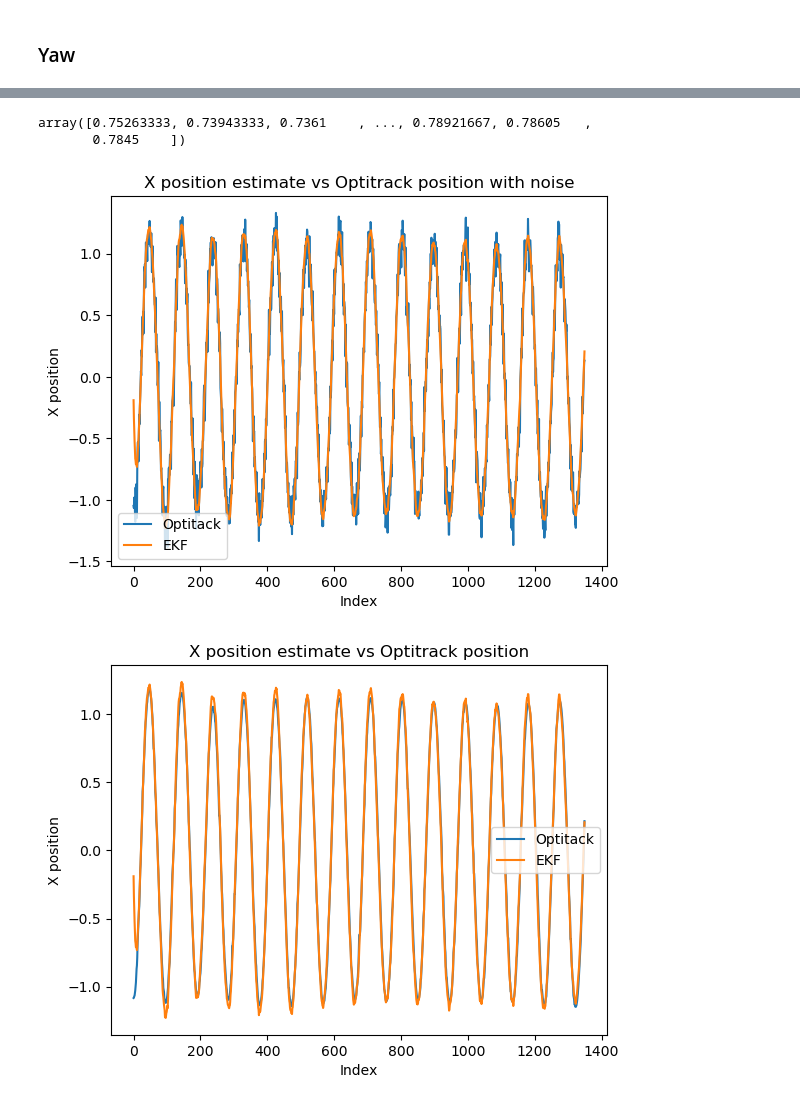
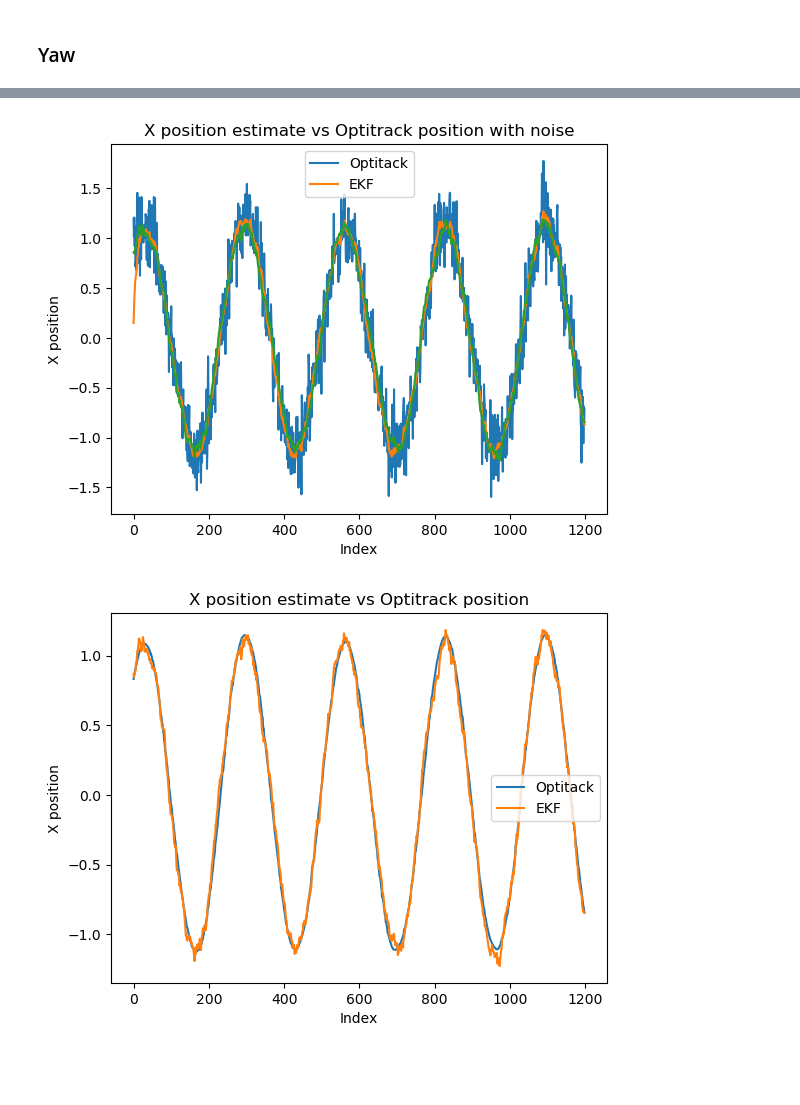
Before and after one commit to LuizMiguelTavares/crazyflie, a Jupyter notebook: crazyflie_controller/src/data/kalman_filter_tests2.ipynb, the cells around one changed output, grey strips where cells are left out. Drawn from its saved outputs; the diff is of its cells as text; code cells hidden in the pictures; blank space fills up the shorter version.

```diff
--- a/crazyflie_controller/src/data/kalman_filter_tests2.ipynb
+++ b/crazyflie_controller/src/data/kalman_filter_tests2.ipynb
@@ -7,7 +7,7 @@ import numpy as np
 import matplotlib.pyplot as plt
 import tf.transformations as tf
 
-bag = rosbag.Bag('/home/miguel/catkin_ws/src/crazyflie/crazyflie_controller/src/data/LQG_kalman_data_hvel40_angmax_30.bag')
+bag = rosbag.Bag('/home/miguel/catkin_ws/src/crazyflie/crazyflie_controller/src/data/True_LQG1_05.bag')
 
 time = []
 position_kalman = []
@@ -59,7 +59,7 @@ for topic, msg, t in bag.read_messages(topics=['time', 'position_Optitrack', 'po
 
 ## Limit the data between 5 and 25 seconds
 start = 5
-end = 50
+end = 45
 
 len_time = len(time)
 max_time = time[len_time-1]
@@ -494,11 +514,11 @@ initial_state = [0, 0, 0, 0, 0, 0]
 initial_error_covariance = np.eye(6) * 0.1
 
 # Define the process and measurement noise covariance matrices
-Rw = np.diag([0.01, 0.01, 0.01, 0.01, 0.01, 0.01]) # Process noise covariance
-Rv = np.diag([0.5, 0.5, 0.5, 0.2, 0.2, 0.2])  # Measurement noise covariance
+Rw = np.diag([0.01, 0.01, 0.01, 0.2, 0.2, 0.2])  # Process noise covariance
+Rv = np.diag([0.8, 0.8, 0.01, 0.01, 0.01, 0.01])  # Measurement noise covariance
 
 # Create the EKF
-ekf = ExtendedKalmanFilter(initial_state, initial_error_covariance, 1/30, 0.035, 0.0, 0.0, 0.0, Rw, Rv)
+ekf = ExtendedKalmanFilter(initial_state, initial_error_covariance, 1/30, 0.035, 0.03, 0.03, 0.0, Rw, Rv)
 
 # Define the control input and measurement
 a_max = 14.3
@@ -509,19 +529,17 @@ m = 0.035
 g = 9.81
 thrust = (np.array(thrust_crazyflie)*m - g) / conversao_digital
 
-# thrust = thrust_crazyflie/60000
-
 state_estimate_ = []
 position_with_noise = []
 for i in range(len(vel_crazyflie)):
 
-    control_input = [orientation_crazyflie_rad[i, 1], orientation_crazyflie_rad[i, 0], orientation_crazyflie_rad[i, 2], thrust[i]] # -0.3
+    control_input = [orientation_crazyflie_rad[i, 1], orientation_crazyflie_rad[i, 0], orientation_crazyflie_rad[i, 2], thrust[i]]
 
-    noise = 0.1
+    noise = 0.2
     measurement = [
         position_optitrack[i][0] + np.random.normal(0, noise),
         position_optitrack[i][1] + np.random.normal(0, noise),
-        position_optitrack[i][2] + np.random.normal(0, noise),
+        position_optitrack[i][2],
         vel_crazyflie_body[i][0],
         vel_crazyflie_body[i][1],
         vel_crazyflie_body[i][2]
@@ -539,11 +557,12 @@ state_estimate_ = np.array(state_estimate_)
 fig, (ax1, ax2) = plt.subplots(2, 1, figsize=(8, 6))
 
 # Plot X velocity estimate
-ax1.plot(range(len(state_estimate_)), state_estimate_[:, 5])
-ax1.plot(range(len(vel_crazyflie_body)), [x[2] for x in vel_crazyflie_body])
+ax1.plot(range(len(state_estimate_)), state_estimate_[:, 3])
+ax1.plot(range(len(vel_crazyflie_body)), [x[0] for x in vel_crazyflie_body])
+ax1.plot(range(len(vel_kalmam)), [x[0] for x in vel_kalmam])
 
 ### cALCULATE rmse
-rmse = np.sqrt(np.mean((state_estimate_[:, 5] - [x[2] for x in vel_crazyflie_body])**2))
+rmse = np.sqrt(np.mean((state_estimate_[:, 3] - [x[0] for x in vel_crazyflie_body])**2))
 
 x_position = 0.5
 y_position = 0.9
@@ -580,25 +588,22 @@ plt.legend()
-# %%
-thrust_crazyflie/60000
-# %% [output]
-array([0.75263333, 0.73943333, 0.7361    , ..., 0.78921667, 0.78605   ,
-       0.7845    ])
 # %%
 state_estimate_ = np.array(state_estimate_)
 plt.plot(range(len(position_with_noise)), [x[0] for x in position_with_noise])
 plt.plot(range(len(state_estimate_)), state_estimate_[:, 0])
+plt.plot(range(len(position_kalman)), [x[0] for x in position_kalman])
 
 # plt.plot(range(len(position_optitrack)), [x[0] for x in position_optitrack])
 plt.xlabel('Index')
 plt.ylabel('X position')
 plt.title('X position estimate vs Optitrack position with noise')
 plt.legend(['Optitack', 'EKF'])
 plt.show()
 # %% [output]
-[figure, old version]
+[figure, new version]
 # %%
 state_estimate_ = np.array(state_estimate_)
 plt.plot(range(len(position_optitrack)), [x[0] for x in position_optitrack])
-plt.plot(range(len(state_estimate_)), state_estimate_[:, 0])
+# plt.plot(range(len(state_estimate_)), state_estimate_[:, 0])
+plt.plot(range(len(position_kalman)), [x[0] for x in position_kalman])
 
 # plt.plot(range(len(position_optitrack)), [x[0] for x in position_optitrack])
 plt.xlabel('Index')
@@ -607,7 +612,7 @@ plt.title('X position estimate vs Optitrack position')
 plt.legend(['Optitack', 'EKF'])
 plt.show()
 # %% [output]
-[figure, old version]
+[figure, new version]
 # %%
 state_estimate_ = np.array(state_estimate_)
 plt.plot(range(len(position_with_noise)), [x[2] for x in position_with_noise])
```
Also changed, not shown: parts of 19 cells of this notebook, 9 other files.
